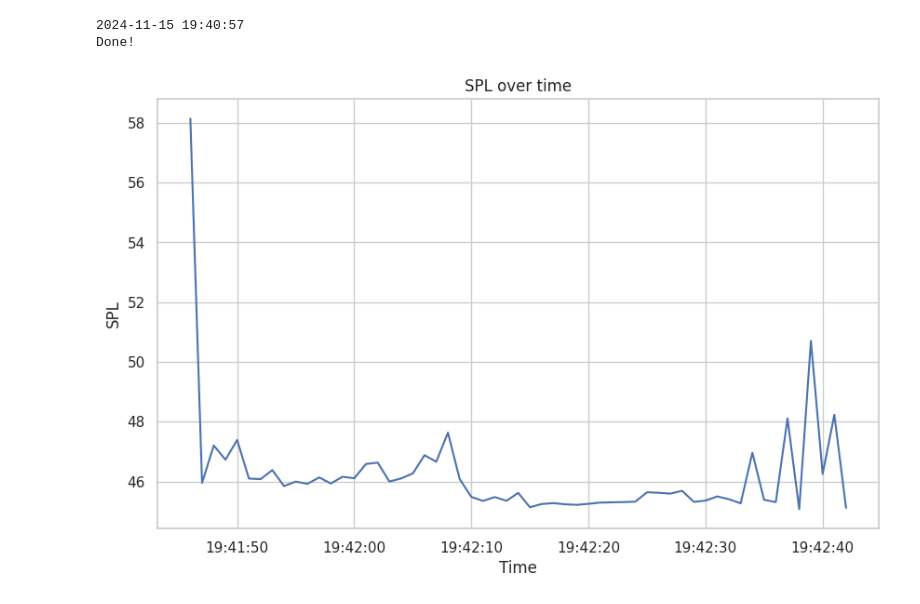
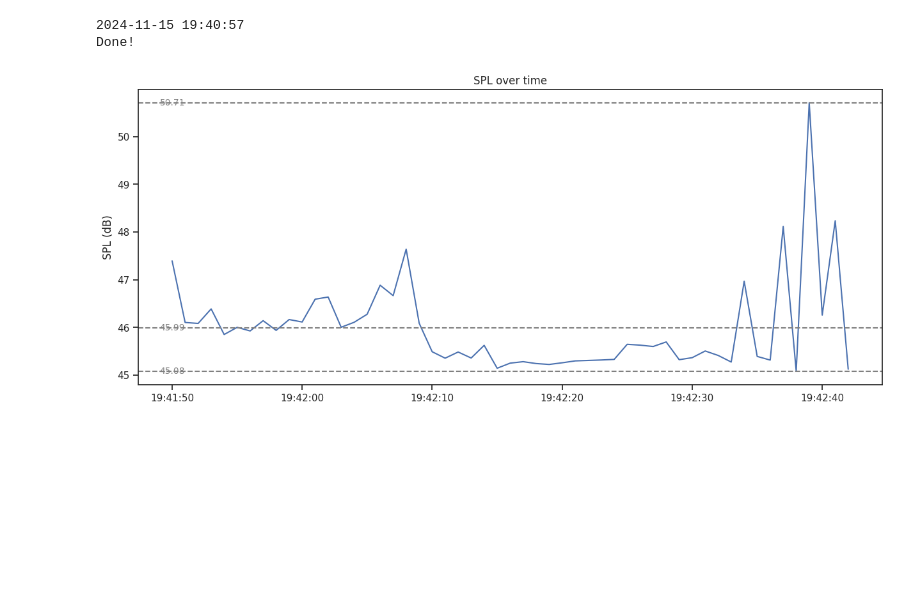
Before and after one commit to pcaires/m5stick-sonometer, a Jupyter notebook: data_processing/proc.ipynb, the cells around one changed output. Cells and saved outputs as stored; diff of their text form; code cells hidden in the pictures; blank space fills up the shorter version.

Commit message:
figure tweaks

```diff
--- a/data_processing/proc.ipynb
+++ b/data_processing/proc.ipynb
@@ -54,19 +54,43 @@ Done!
 # %%
 import matplotlib.pyplot as plt
 import pandas as pd
 import seaborn as sns
 
+data = data[1:] # remove first sample (pressing button)
+
 # Convert to DataFrame
 df = pd.DataFrame(data)
 
 # Plot with Seaborn
-sns.set(style="whitegrid")
-plt.figure(figsize=(10, 6))
+sns.set(style="ticks")
+plt.figure(figsize=(15, 6))
 sns.lineplot(x="Time", y="SPL", data=df)
+
 plt.title("SPL over time")
+plt.ylabel("SPL (dB)")
+plt.xlabel("")
+
+# Calculate statistics
+max_value = df["SPL"].max()
+min_value = df["SPL"].min()
+avg_value = df["SPL"].mean()
+
+# Add dotted lines
+plt.axhline(max_value, color="grey", linestyle="--")
+plt.axhline(min_value, color="grey", linestyle="--")
+plt.axhline(avg_value, color="grey", linestyle="--")
+
+# Annotate the lines with the values
+plt.text(df["Time"].iloc[1], max_value, f"{max_value:.2f}", color="grey",
+         va='center', ha='right', fontsize=10)
+plt.text(df["Time"].iloc[1], min_value, f"{min_value:.2f}", color="grey",
+         va='center', ha='right', fontsize=10)
+plt.text(df["Time"].iloc[1], avg_value, f"{avg_value:.2f}", color="grey",
+         va='center', ha='right', fontsize=10)
+
 
 plt.savefig("results/" + str(start_time) + ".svg", format="svg")
 
 df.to_csv("results/" + str(start_time) + ".csv", index=False)
 # %% [output]
-[figure, old version]
+[figure, new version]
```
Also changed, not shown: parts of 1 cell of this notebook, 2 other files.
